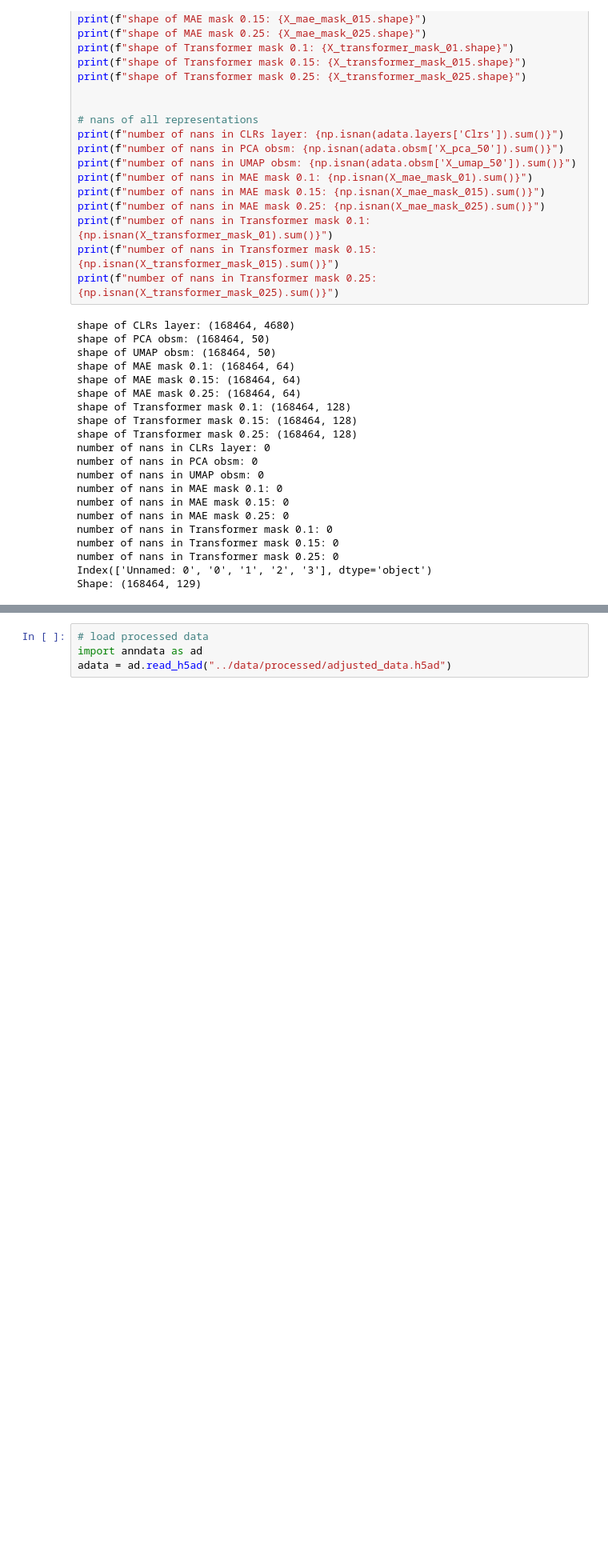
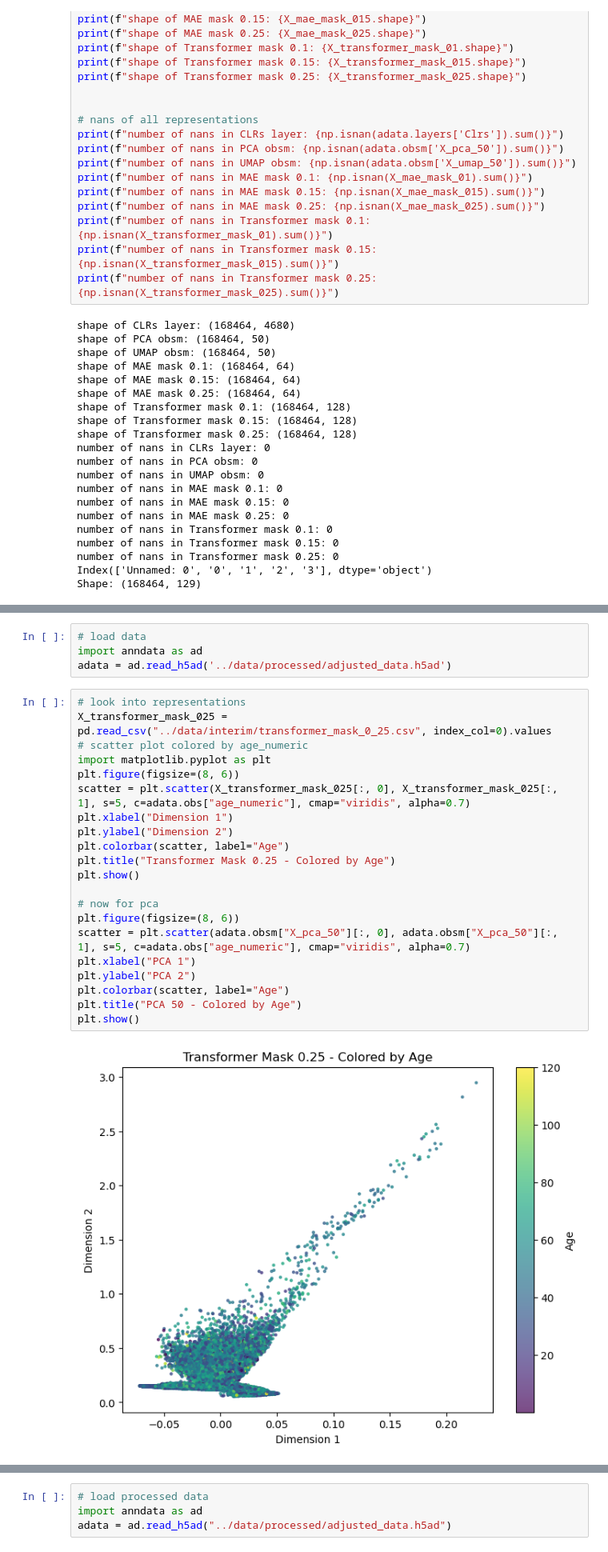
Before and after one commit to Philumination/masked-transformer-comparison, a Jupyter notebook: notebooks/initial-stuff.ipynb, the cells around one changed output, grey strips where cells are left out. Shown at 80% size. Cells and saved outputs as stored; diff of their text form; blank space fills up the shorter version.

Commit message:
fixed eval, mclr eval plots(excluding transfromer)

```diff
--- a/notebooks/initial-stuff.ipynb
+++ b/notebooks/initial-stuff.ipynb
@@ -452,0 +503,27 @@ Baseline             XGBoost           0.963      0.631
+# %%
+# load data
+import anndata as ad
+adata = ad.read_h5ad('../data/processed/adjusted_data.h5ad')
+# %%
+# look into representations
+X_transformer_mask_025 = pd.read_csv("../data/interim/transformer_mask_0_25.csv", index_col=0).values
+# scatter plot colored by age_numeric
+import matplotlib.pyplot as plt
+plt.figure(figsize=(8, 6))
+scatter = plt.scatter(X_transformer_mask_025[:, 0], X_transformer_mask_025[:, 1], s=5, c=adata.obs["age_numeric"], cmap="viridis", alpha=0.7)
+plt.xlabel("Dimension 1")
+plt.ylabel("Dimension 2")
+plt.colorbar(scatter, label="Age")
+plt.title("Transformer Mask 0.25 - Colored by Age")
+plt.show()
+
+# now for pca
+plt.figure(figsize=(8, 6))
+scatter = plt.scatter(adata.obsm["X_pca_50"][:, 0], adata.obsm["X_pca_50"][:, 1], s=5, c=adata.obs["age_numeric"], cmap="viridis", alpha=0.7)
+plt.xlabel("PCA 1")
+plt.ylabel("PCA 2")
+plt.colorbar(scatter, label="Age")
+plt.title("PCA 50 - Colored by Age")
+plt.show()
+# %% [output]
+[figure, added]
```
Also changed, not shown: parts of 24 cells of this notebook, 4 other files.
